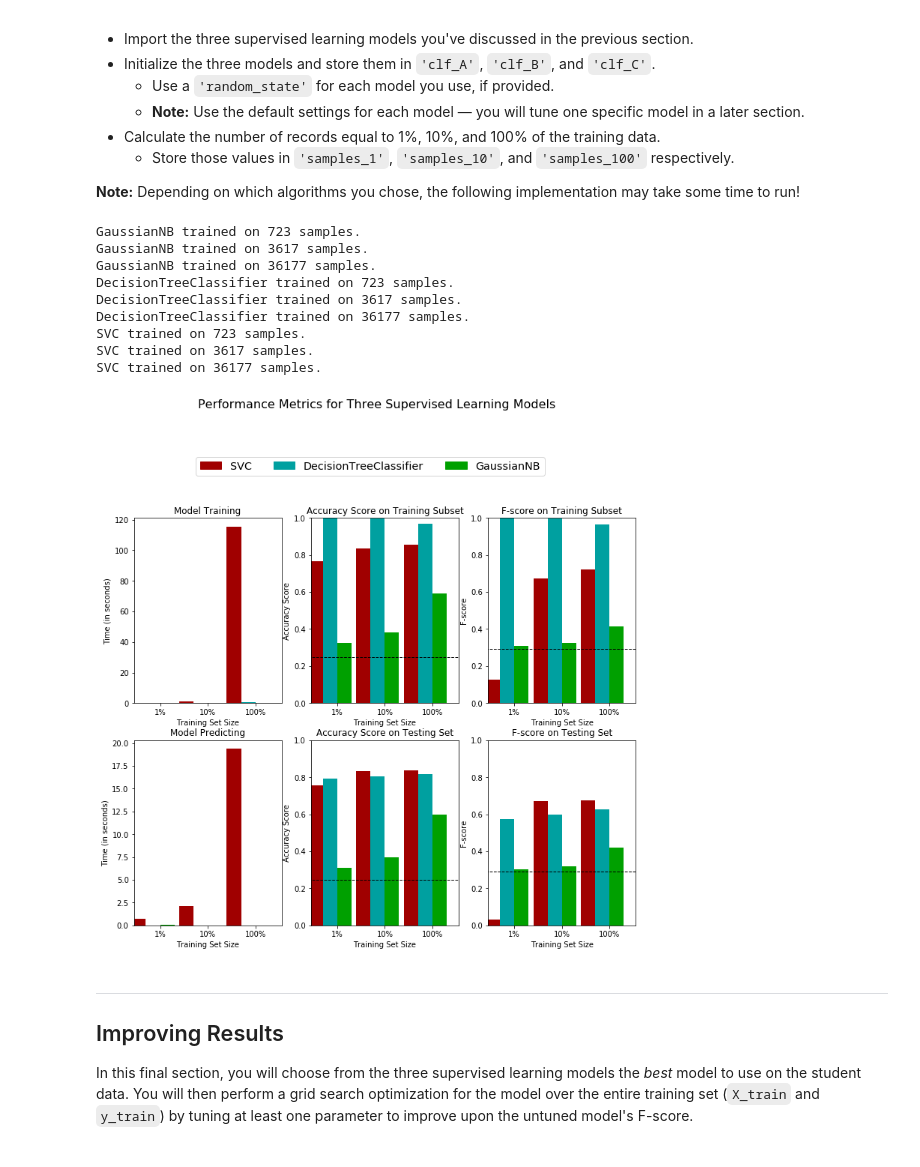
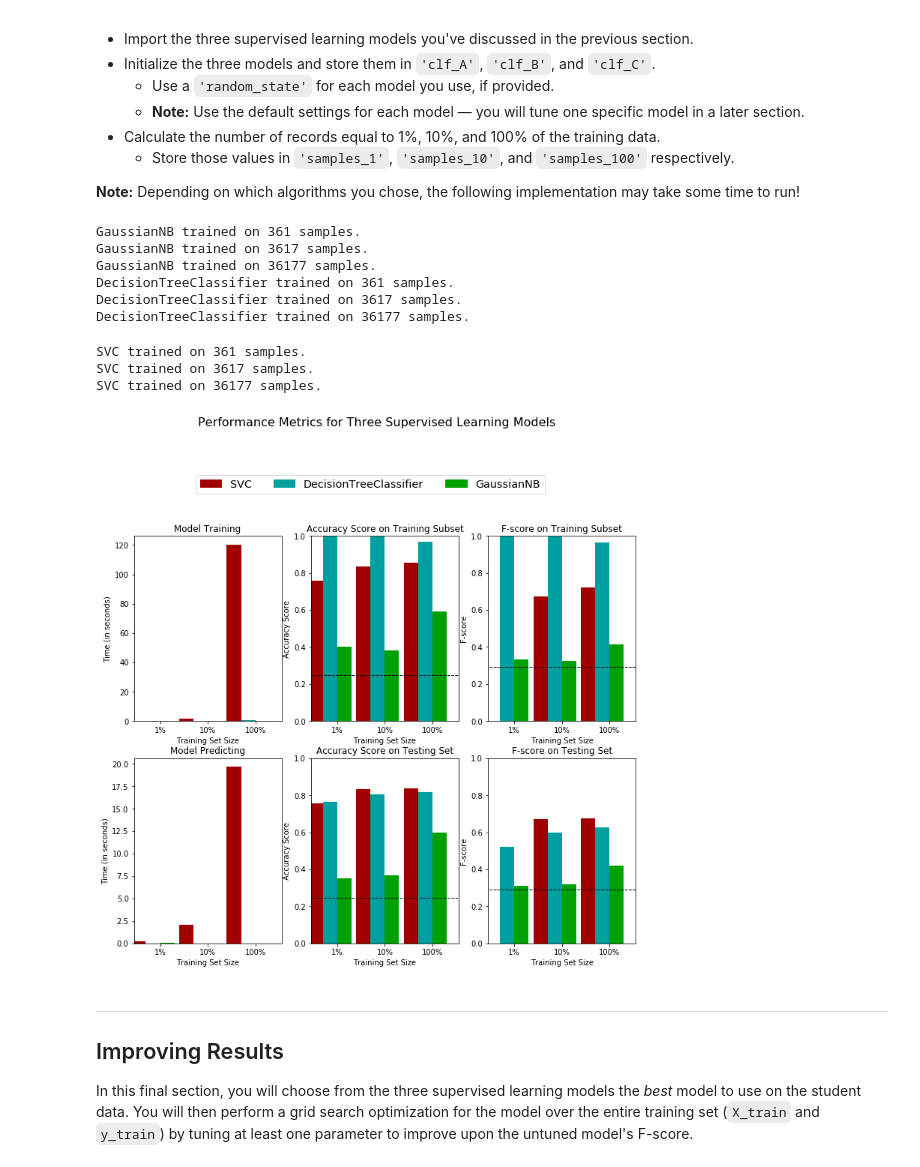
Before and after one commit to adilbekm/finding_donors, a Jupyter notebook: finding_donors.ipynb, the cells around one changed output. Cells and saved outputs as stored; diff of their text form; code cells hidden in the pictures.

```diff
--- a/finding_donors.ipynb
+++ b/finding_donors.ipynb
@@ -409,40 +410,40 @@ from sklearn.svm import SVC
 # TODO: Initialize the three models
 clf_A = GaussianNB()
 clf_B = DecisionTreeClassifier(random_state=3)
 # clf_C = RandomForestClassifier(random_state=3)
 clf_C = SVC(random_state=3)
 
 # TODO: Calculate the number of samples for 1%, 10%, and 100% of the training data
 # HINT: samples_100 is the entire training set i.e. len(y_train)
 # HINT: samples_10 is 10% of samples_100
 # HINT: samples_1 is 1% of samples_100
 samples_100 = len(y_train)
 samples_10 = int(samples_100 * 0.1)
-samples_1 = int(samples_100 * 0.02) # SVM is having trouble with 1%, resets beta to 0.0. Therefore, I am changing this to 2%.
+samples_1 = int(samples_100 * 0.01)
 
 # Collect results on the learners
 results = {}
 for clf in [clf_A, clf_B, clf_C]:
     clf_name = clf.__class__.__name__
     results[clf_name] = {}
     for i, samples in enumerate([samples_1, samples_10, samples_100]):
         results[clf_name][i] = \
         train_predict(clf, samples, X_train, y_train, X_test, y_test)
 
 # Run metrics visualization for the three supervised learning models chosen
 # ('accuracy' and 'fscore' are for naive predictor we found earlier)
 vs.evaluate(results, accuracy, fscore)
 # %% [output]
-GaussianNB trained on 723 samples.
+GaussianNB trained on 361 samples.
 GaussianNB trained on 3617 samples.
 GaussianNB trained on 36177 samples.
-DecisionTreeClassifier trained on 723 samples.
+DecisionTreeClassifier trained on 361 samples.
 DecisionTreeClassifier trained on 3617 samples.
 DecisionTreeClassifier trained on 36177 samples.
-SVC trained on 723 samples.
-SVC trained on 3617 samples.
-SVC trained on 36177 samples.
+SVC trained on 361 samples.
+SVC trained on 3617 samples.
+SVC trained on 36177 samples.
-[figure, old version]
+[figure, new version]
 # %% [markdown]
 ----
 ## Improving Results
```
Also changed, not shown: parts of 5 cells of this notebook, 1 other file.
